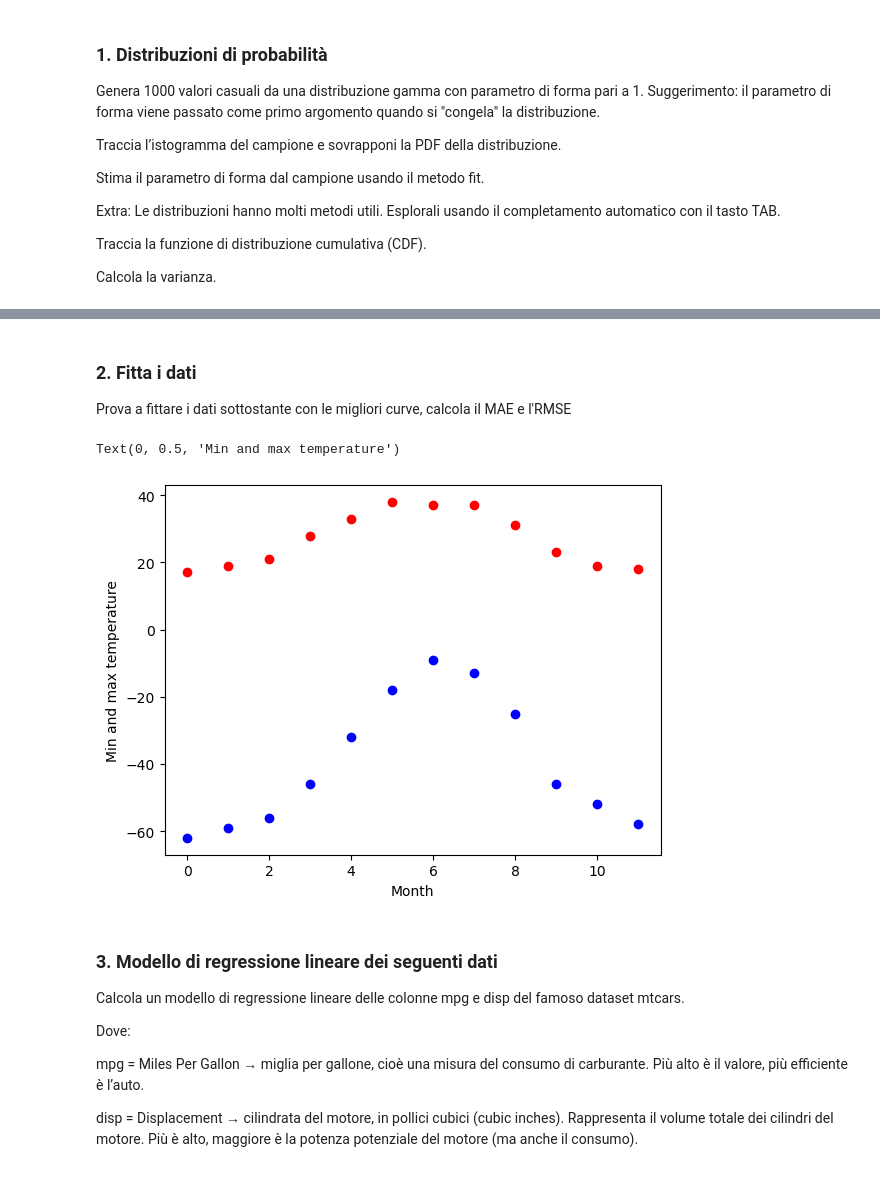
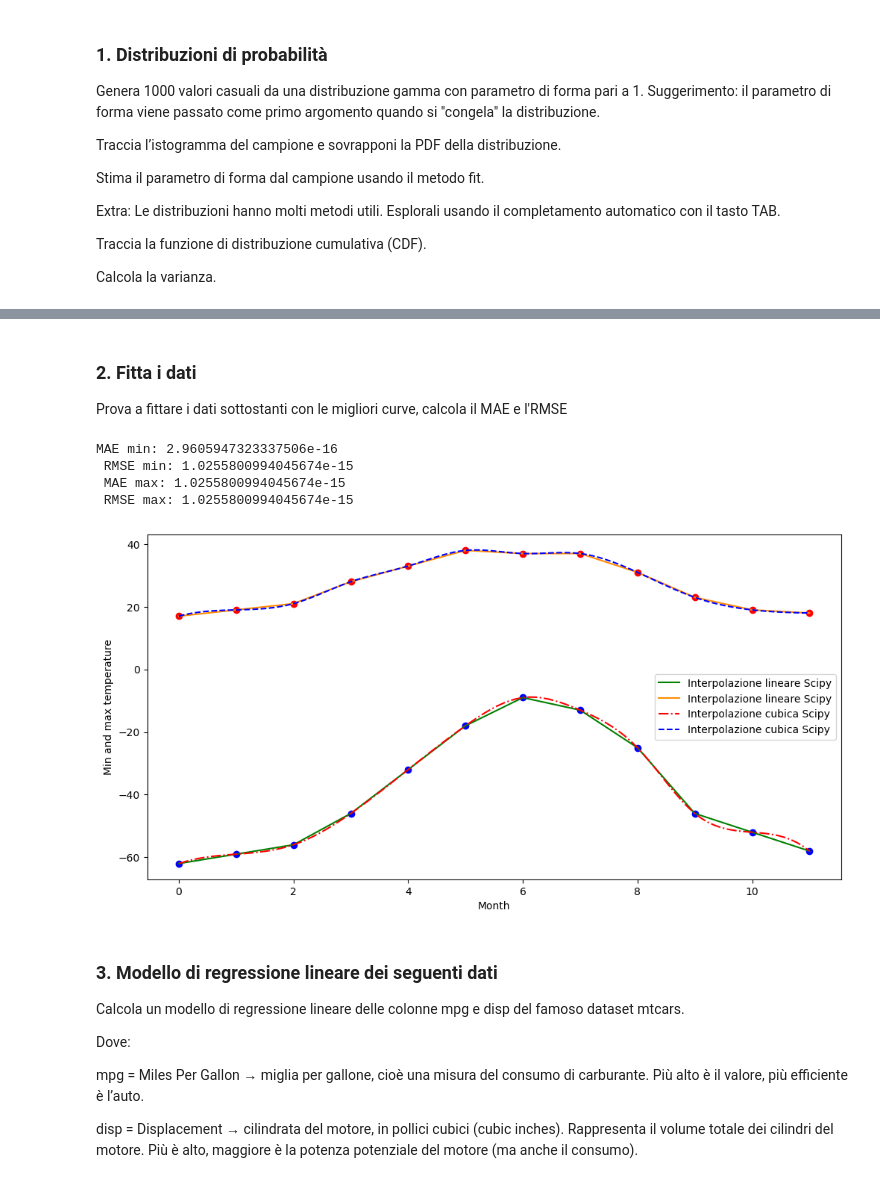
Before and after one commit to Blaz05/ProgrammingLab2, a Jupyter notebook: 6_Esercizi_lez_6.ipynb, the cells around one changed output, grey strips where cells are left out. Saved outputs shown, nothing was run; the diff lists cells and outputs as text; code cells hidden in the pictures.

```diff
--- a/6_Esercizi_lez_6.ipynb
+++ b/6_Esercizi_lez_6.ipynb
@@ -53,17 +46,55 @@ np.float64(1.9735383557752575)
 # %% [markdown]
 ### **2. Fitta i dati**
-Prova a fittare i dati sottostante con le migliori curve, calcola il MAE e l'RMSE
+Prova a fittare i dati sottostanti con le migliori curve, calcola il MAE e l'RMSE
-# %%
-temp_max = np.array([17, 19, 21, 28, 33, 38, 37, 37, 31, 23, 19, 18])
-temp_min = np.array([-62, -59, -56, -46, -32, -18, -9, -13, -25, -46, -52, -58])
-months = np.arange(12)
-plt.plot(months, temp_max, "ro")
-plt.plot(months, temp_min, "bo")
-plt.xlabel("Month")
-plt.ylabel("Min and max temperature")
-# %% [output]
-Text(0, 0.5, 'Min and max temperature')
-[figure, removed]
+# %%
+temp_max = np.array([17, 19, 21, 28, 33, 38, 37, 37, 31, 23, 19, 18])
+temp_min = np.array([-62, -59, -56, -46, -32, -18, -9, -13, -25, -46, -52, -58])
+months = np.arange(12)
+plt.figure(figsize=(12,6))
+plt.plot(months, temp_max, "ro")
+plt.plot(months, temp_min, "bo")
+plt.xlabel("Month")
+plt.ylabel("Min and max temperature")
+
+x_interp = np.linspace(0, 11, 100)
+
+# Interpolazione lineare Scipy
+f_lin_min = sp.interpolate.interp1d(months, temp_min, kind='linear')
+y_lin_min = f_lin_min(x_interp)
+
+f_lin_max = sp.interpolate.interp1d(months, temp_max, kind='linear')
+y_lin_max = f_lin_max(x_interp)
+
+plt.plot(x_interp, y_lin_min, color='green', label='Interpolazione lineare Scipy')
+plt.plot(x_interp, y_lin_max, color='darkorange', label='Interpolazione lineare Scipy')
+
+
+# Interpolazione spline cubica Scipy
+f_cubic_min = sp.interpolate.interp1d(months, temp_min, kind='cubic')
+y_cubic_min = f_cubic_min(x_interp)
+
+f_cubic_max = sp.interpolate.interp1d(months, temp_max, kind='cubic')
+y_cubic_max = f_cubic_max(x_interp)
+
+plt.plot(x_interp, y_cubic_min, linestyle='-.', color='red', label='Interpolazione cubica Scipy')
+plt.plot(x_interp, y_cubic_max, linestyle='--',color='blue', label='Interpolazione cubica Scipy')
+
+
+mae_min = np.mean(np.abs(temp_min - f_cubic_min(months)))
+rmse_min = np.sqrt(np.mean((temp_min - f_cubic_min(months))**2))
+mae_max = np.mean(np.abs(temp_max - f_cubic_max(months)))
+rmse_max = np.sqrt(np.mean((temp_max - f_cubic_max(months))**2))
+
+print(f"MAE min: {mae_min} \n RMSE min: {rmse_min} \n MAE max: {rmse_max} \n RMSE max: {rmse_max}")
+
+plt.legend()
+plt.show()
+# %% [output]
+MAE min: 2.9605947323337506e-16
+ RMSE min: 1.0255800994045674e-15
+ MAE max: 1.0255800994045674e-15
+ RMSE max: 1.0255800994045674e-15
+[figure, added]
 # %% [markdown]
 ### **3. Modello di regressione lineare dei seguenti dati**
 
```
Also changed, not shown: parts of 6 cells of this notebook.
